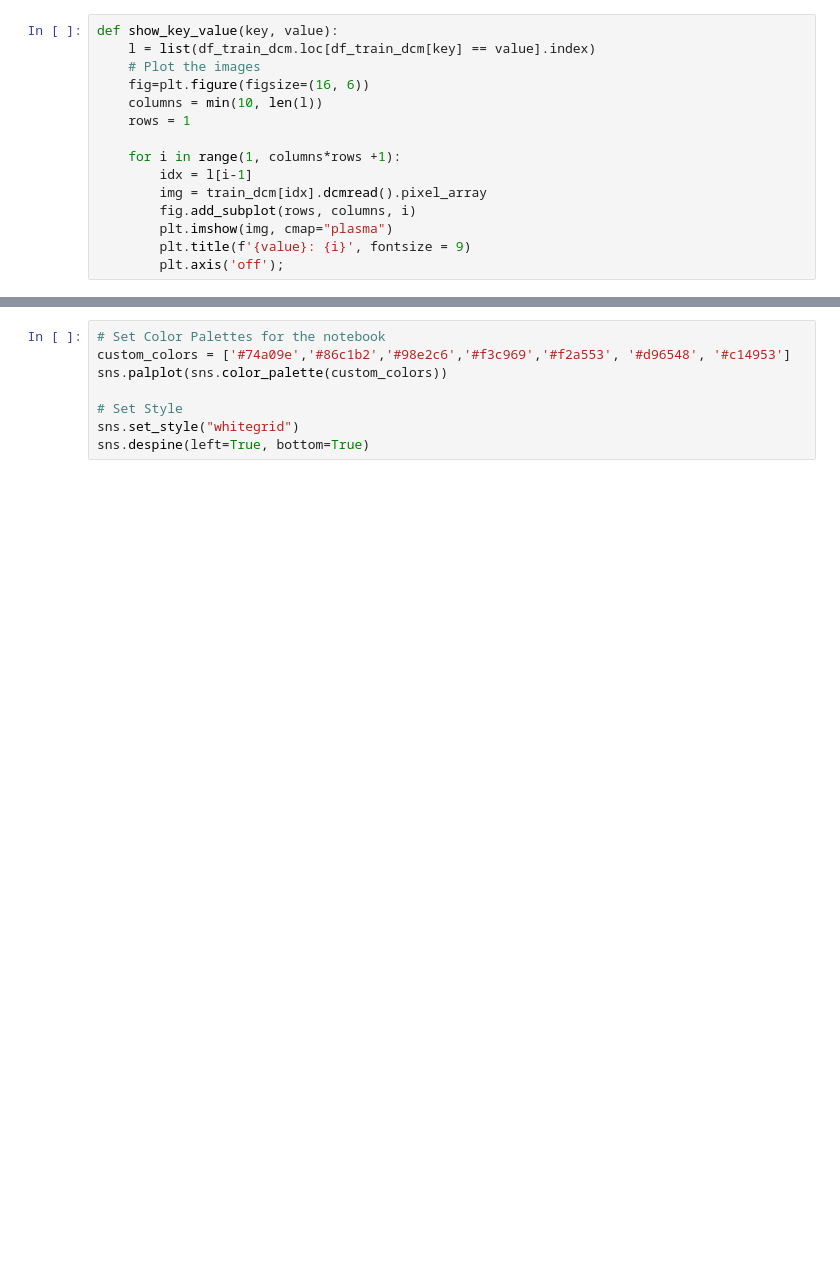
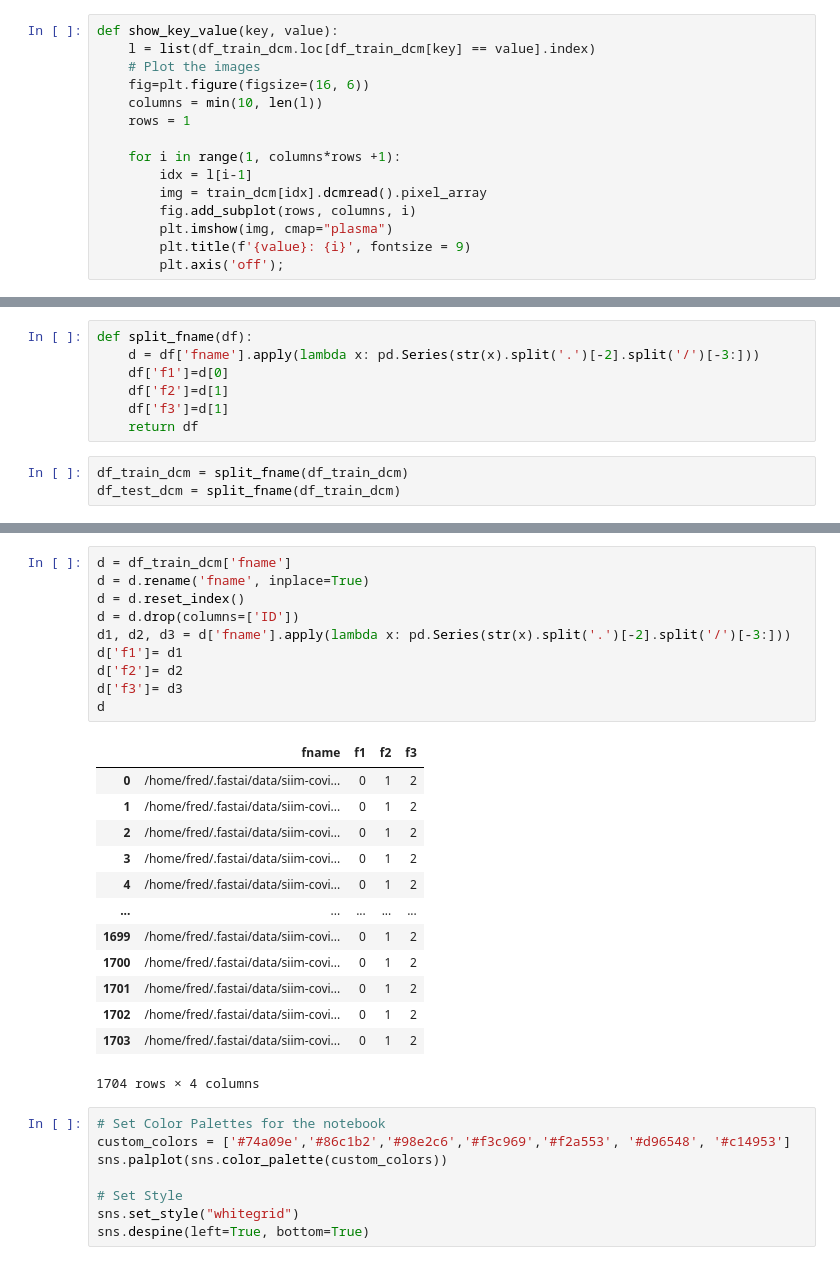
Before and after one commit to fredguth/nbdev_wandb_kaggle, a Jupyter notebook: nbs/01_eda.ipynb, the cells around one changed output, grey strips where cells are left out. Saved outputs shown, nothing was run; the diff lists cells and outputs as text; blank space fills up the shorter version.

```diff
--- a/nbs/01_eda.ipynb
+++ b/nbs/01_eda.ipynb
@@ -215,0 +251,10 @@ Wall time: 42.5 ms
+# %%
+def split_fname(df):
+    d = df['fname'].apply(lambda x: pd.Series(str(x).split('.')[-2].split('/')[-3:]))
+    df['f1']=d[0]
+    df['f2']=d[1]
+    df['f3']=d[1]
+    return df
+# %%
+df_train_dcm = split_fname(df_train_dcm)
+df_test_dcm = split_fname(df_train_dcm)
@@ -216,3 +270,27 @@ Wall time: 42.5 ms
+# %%
+d = df_train_dcm['fname']
+d = d.rename('fname', inplace=True)
+d = d.reset_index()
+d = d.drop(columns=['ID'])
+d1, d2, d3 = d['fname'].apply(lambda x: pd.Series(str(x).split('.')[-2].split('/')[-3:]))
+d['f1']= d1
+d['f2']= d2
+d['f3']= d3
+d
+# %% [output]
+|  | fname | f1 | f2 | f3 |
+| 0 | /home/fred/.fastai/data/siim-covi... | 0 | 1 | 2 |
+| 1 | /home/fred/.fastai/data/siim-covi... | 0 | 1 | 2 |
+| 2 | /home/fred/.fastai/data/siim-covi... | 0 | 1 | 2 |
+| 3 | /home/fred/.fastai/data/siim-covi... | 0 | 1 | 2 |
+| 4 | /home/fred/.fastai/data/siim-covi... | 0 | 1 | 2 |
+| ... | ... | ... | ... | ... |
+| 1699 | /home/fred/.fastai/data/siim-covi... | 0 | 1 | 2 |
+| 1700 | /home/fred/.fastai/data/siim-covi... | 0 | 1 | 2 |
+| 1701 | /home/fred/.fastai/data/siim-covi... | 0 | 1 | 2 |
+| 1702 | /home/fred/.fastai/data/siim-covi... | 0 | 1 | 2 |
+| 1703 | /home/fred/.fastai/data/siim-covi... | 0 | 1 | 2 |
+1704 rows × 4 columns
 # %%
 # Set Color Palettes for the notebook
 custom_colors = ['#74a09e','#86c1b2','#98e2c6','#f3c969','#f2a553', '#d96548', '#c14953']
```
Also changed, not shown: parts of 16 cells of this notebook.
